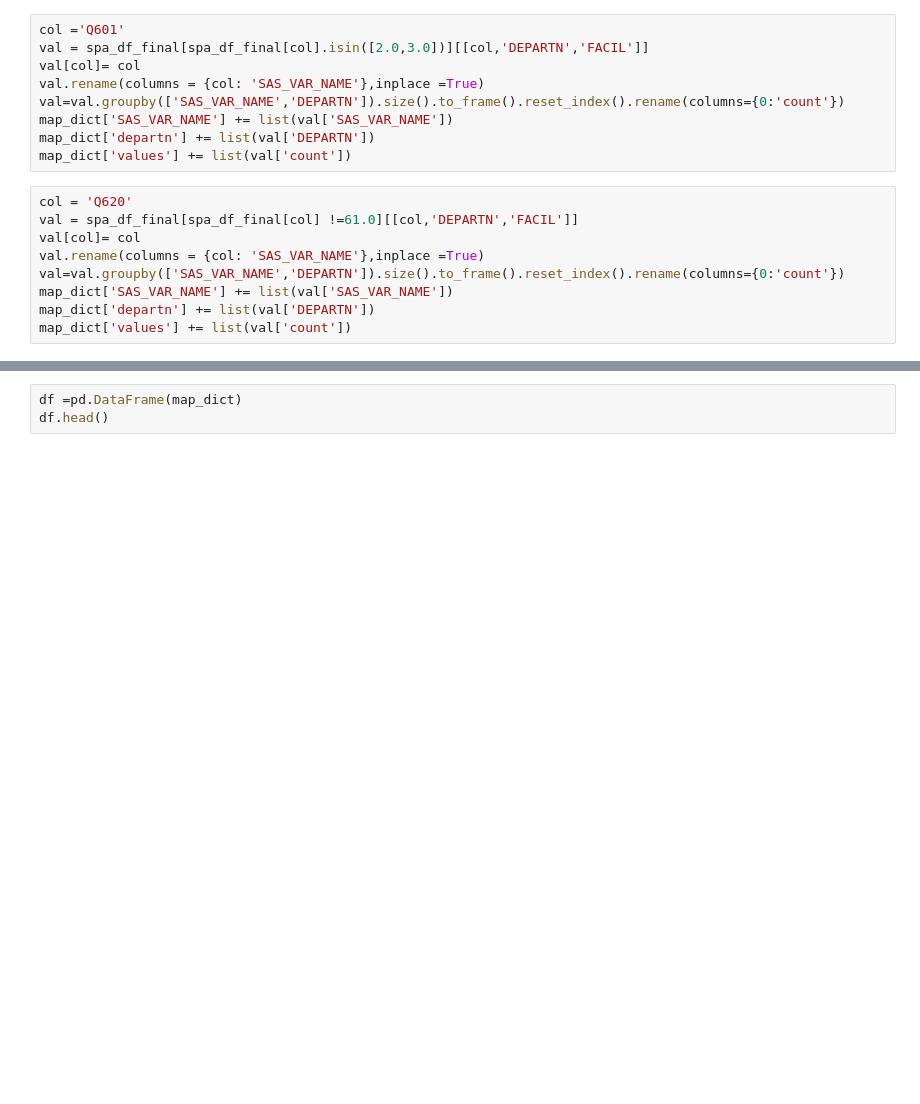
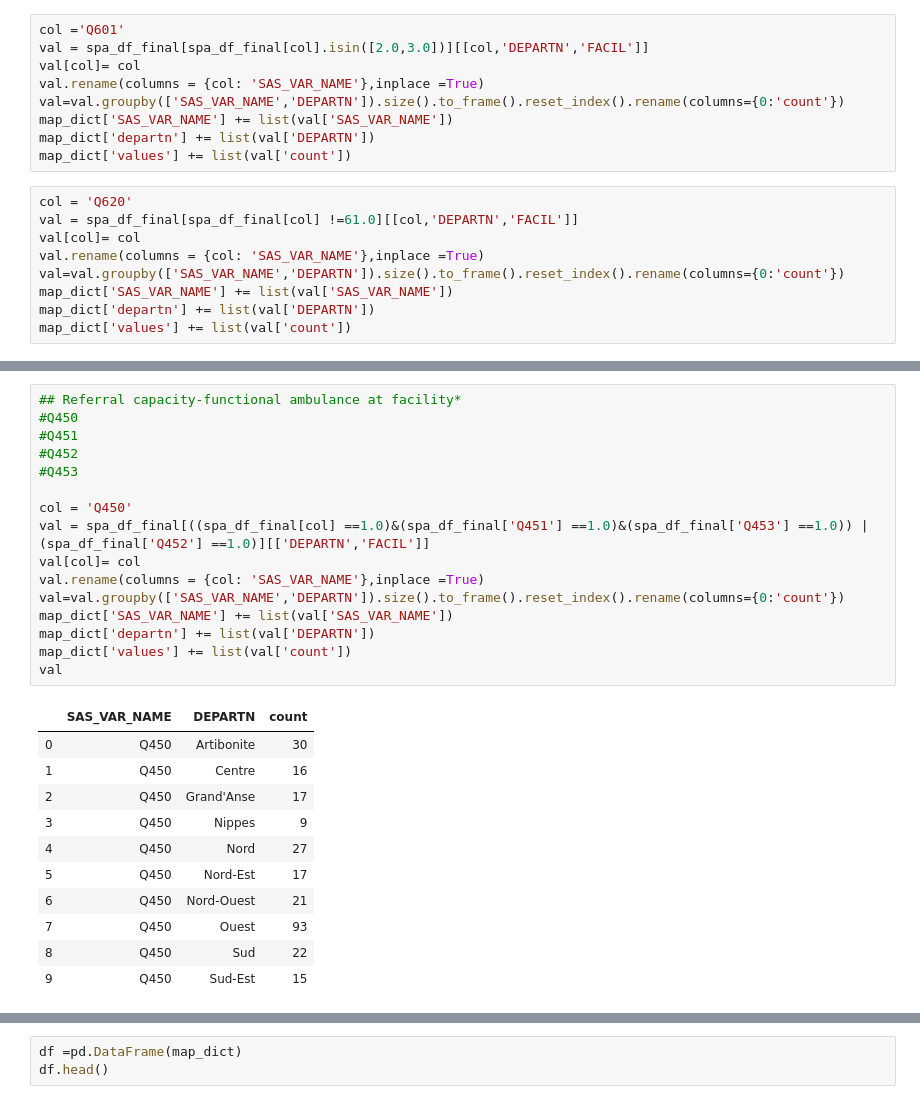
Before and after one commit to MarvelAmazon/spa-data-analysis, a Jupyter notebook: Untitled.ipynb, the cells around one changed output, grey strips where cells are left out. Saved outputs shown, nothing was run; the diff lists cells and outputs as text; blank space fills up the shorter version.

```diff
--- a/Untitled.ipynb
+++ b/Untitled.ipynb
@@ -452,0 +444,28 @@ val
+# %%
+## Referral capacity-functional ambulance at facility*
+#Q450
+#Q451
+#Q452
+#Q453
+
+col = 'Q450'
+val = spa_df_final[((spa_df_final[col] ==1.0)&(spa_df_final['Q451'] ==1.0)&(spa_df_final['Q453'] ==1.0)) |(spa_df_final['Q452'] ==1.0)][['DEPARTN','FACIL']]
+val[col]= col
+val.rename(columns = {col: 'SAS_VAR_NAME'},inplace =True)
+val=val.groupby(['SAS_VAR_NAME','DEPARTN']).size().to_frame().reset_index().rename(columns={0:'count'})
+map_dict['SAS_VAR_NAME'] += list(val['SAS_VAR_NAME'])
+map_dict['departn'] += list(val['DEPARTN'])
+map_dict['values'] += list(val['count'])
+val
+# %% [output]
+|  | SAS_VAR_NAME | DEPARTN | count |
+| 0 | Q450 | Artibonite | 30 |
+| 1 | Q450 | Centre | 16 |
+| 2 | Q450 | Grand'Anse | 17 |
+| 3 | Q450 | Nippes | 9 |
+| 4 | Q450 | Nord | 27 |
+| 5 | Q450 | Nord-Est | 17 |
+| 6 | Q450 | Nord-Ouest | 21 |
+| 7 | Q450 | Ouest | 93 |
+| 8 | Q450 | Sud | 22 |
+| 9 | Q450 | Sud-Est | 15 |
```
Also changed, not shown: parts of 26 cells of this notebook, 8 other files.
